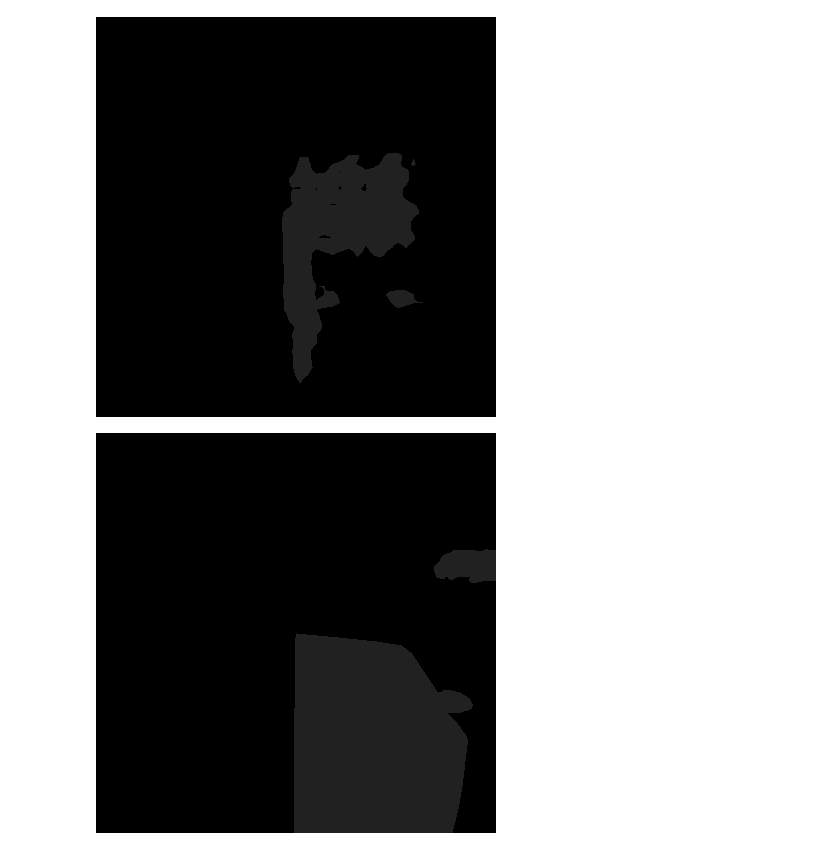
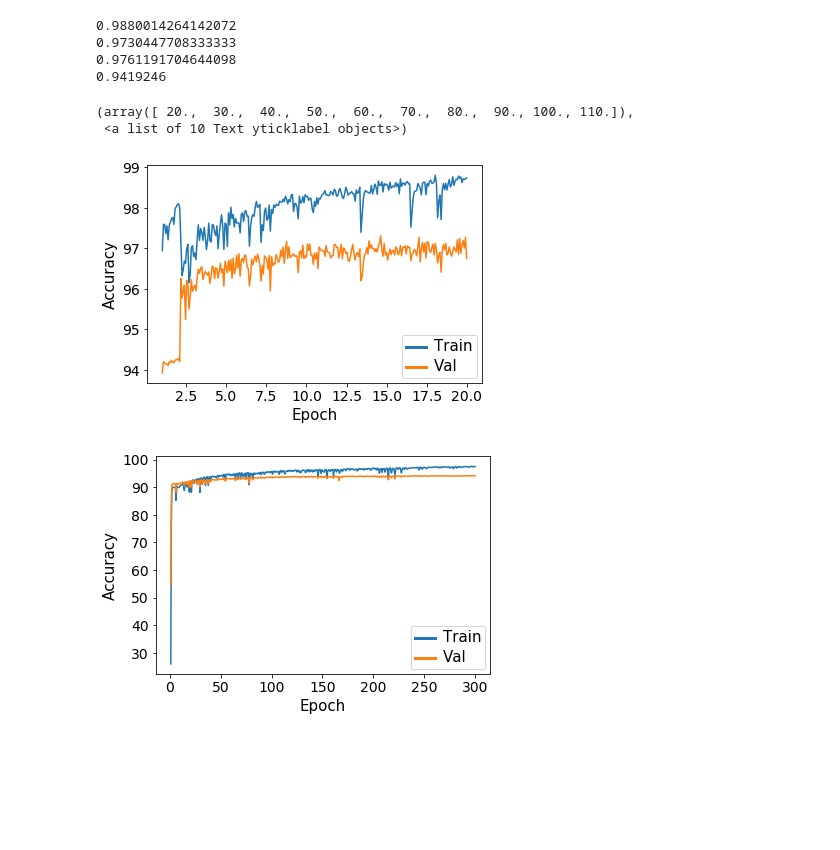
Before and after one commit to Ameliabqy/CS231N_Project, a Jupyter notebook: code/VisualizeResult.ipynb, the cells around one changed output. Saved outputs shown, nothing was run; the diff lists cells and outputs as text; code cells hidden in the pictures; blank space fills up the shorter version.

```diff
--- a/code/VisualizeResult.ipynb
+++ b/code/VisualizeResult.ipynb
@@ -29,3 +9,0 @@ pred
-# %%
-label = Image.open('Pred1_label.png')
-label
@@ -44,10 +10,66 @@ plt.plot(acc)
-# %%
-pred = Image.open('Pred8.png')
-pred
-# %% [output]
-[figure, removed]
-# %%
-label = Image.open('Pred_label.png')
-label
-# %% [output]
-[figure, removed]
+# %%
+train_acc1 = np.load('Train_Accuracies.npy')
+train_acc2 = np.load('Train_Accuracies2.npy')
+train_acc3 = np.load('Train_Accuracies3.npy')
+val_acc1 = np.load('Val_Accuracies.npy')
+val_acc2 = np.load('Val_Accuracies2.npy')
+val_acc3 = np.load('Val_Accuracies3.npy')
+train_acc_big = np.concatenate((train_acc2, train_acc3))
+val_acc_big = np.concatenate((val_acc2, val_acc3))
+print(np.max(train_acc_big))
+print(np.max(val_acc_big))
+
+print(np.max(train_acc1))
+print(np.max(val_acc1))
+time = np.linspace(start=1, stop=20, num=train_acc2.size + train_acc3.size)
+plt.figure(1)
+plt.plot(time, train_acc_big * 100, label='Train')
+plt.plot(time, val_acc_big * 100, label='Val')
+legend = plt.legend(['Train', 'Val'])
+
+for label in legend.get_texts():
+    label.set_fontsize(15)
+
+for label in legend.get_lines():
+    label.set_linewidth(3.0)
+
+plt.xlabel("Epoch", fontsize=15)
+plt.ylabel('Accuracy', fontsize=15)
+plt.xticks(fontsize=14)
+plt.yticks(fontsize=14)
+
+
+
+time_small = np.linspace(start=1, stop=300, num=train_acc1.size)
+ax = plt.figure(2)
+plt.plot(time_small, train_acc1 * 100, label='Train')
+plt.plot(time_small, val_acc1 * 100, label='Val')
+legend = plt.legend(['Train', 'Val'])
+# legend = ax.legend(loc='best')
+# frame = legend.get_frame()
+# frame.set_facecolor('0.90')
+for label in legend.get_texts():
+    label.set_fontsize(15)
+
+for label in legend.get_lines():
+    label.set_linewidth(3.0)
+
+plt.xlabel("Epoch", fontsize=15)
+plt.ylabel('Accuracy', fontsize=15)
+plt.xticks(fontsize=14)
+plt.yticks(fontsize=14)
+# print(time)
+# val_acc = np.load('Val_Accuracies3.npy')
+# print('Val max:', np.max(val_acc))
+# train = plt.plot(train_acc, label='Train')
+# val = plt.plot(val_acc, label='Val')
+# plt.legend()
+# %% [output]
+0.9880014264142072
+0.9730447708333333
+0.9761191704644098
+0.9419246
+(array([ 20.,  30.,  40.,  50.,  60.,  70.,  80.,  90., 100., 110.]),
+ <a list of 10 Text yticklabel objects>)
+[figure, added]
+[figure, added]
```
Also changed, not shown: parts of 10 cells of this notebook, 12 other files.
